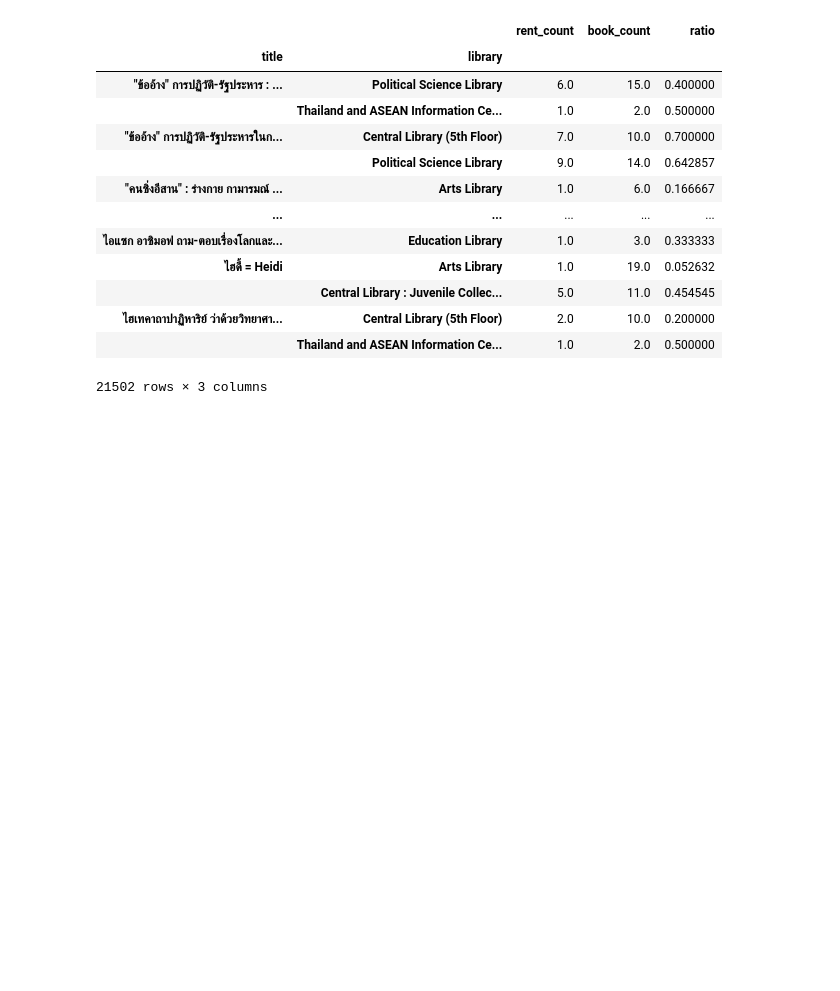
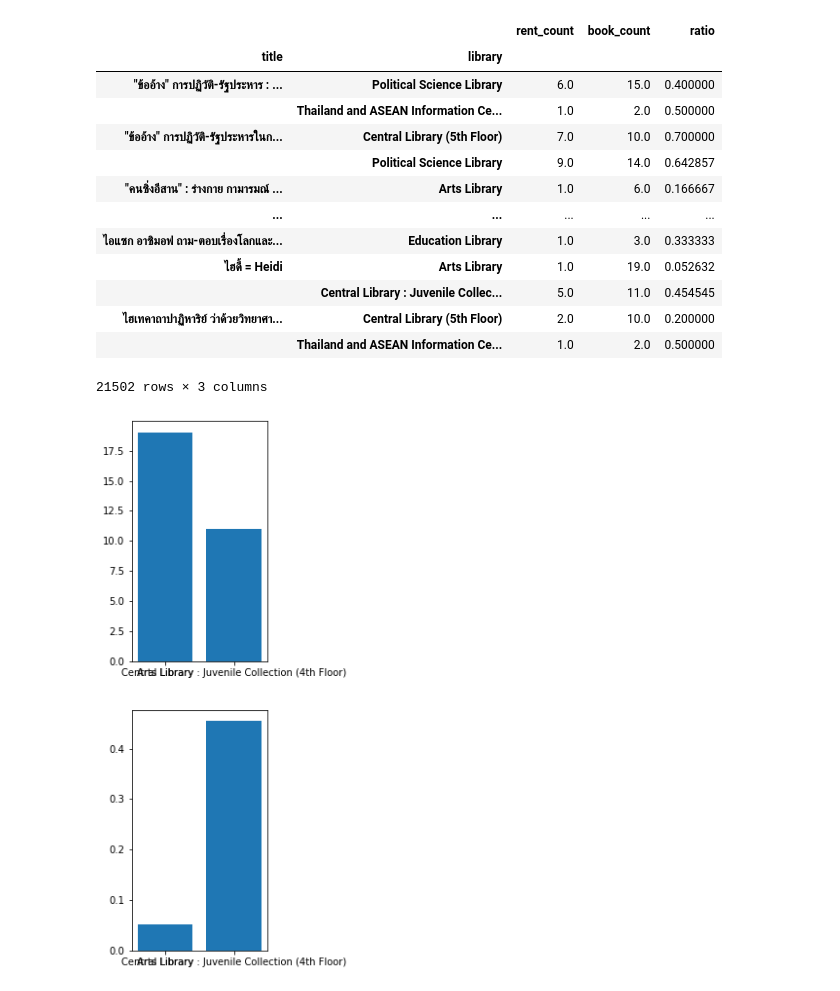
Before and after one commit to puripant/library-dash-public, a Jupyter notebook: notebooks/001_unbalance.ipynb, the cells around one changed output. Cells and saved outputs as stored; diff of their text form; code cells hidden in the pictures; blank space fills up the shorter version.

Commit message:
find unbalance title

```diff
--- a/notebooks/001_unbalance.ipynb
+++ b/notebooks/001_unbalance.ipynb
@@ -134,3 +136,15 @@ book_multiple_library.iloc[:].groupby(level=0).filter(compare)
 | ไฮเทคาถาปาฏิหาริย์ ว่าด้วยวิทยาศา... | Central Library (5th Floor) | 2.0 | 10.0 | 0.200000 |
 |  | Thailand and ASEAN Information Ce... | 1.0 | 2.0 | 0.500000 |
 21502 rows × 3 columns
+# %%
+title = 'ไฮดี้ = Heidi'
+x = book_multiple_library.loc[title].index
+d = book_multiple_library.loc[title].values
+fig, axs = plt.subplots(2)
+axs[0].bar(x=x,
+           height=d[:,1])
+axs[1].bar(x=x,
+           height=d[:,2])
+fig.set_size_inches(2.5, 10)
+# %% [output]
+[figure, added]
```
Also changed, not shown: parts of 1 cell of this notebook.
